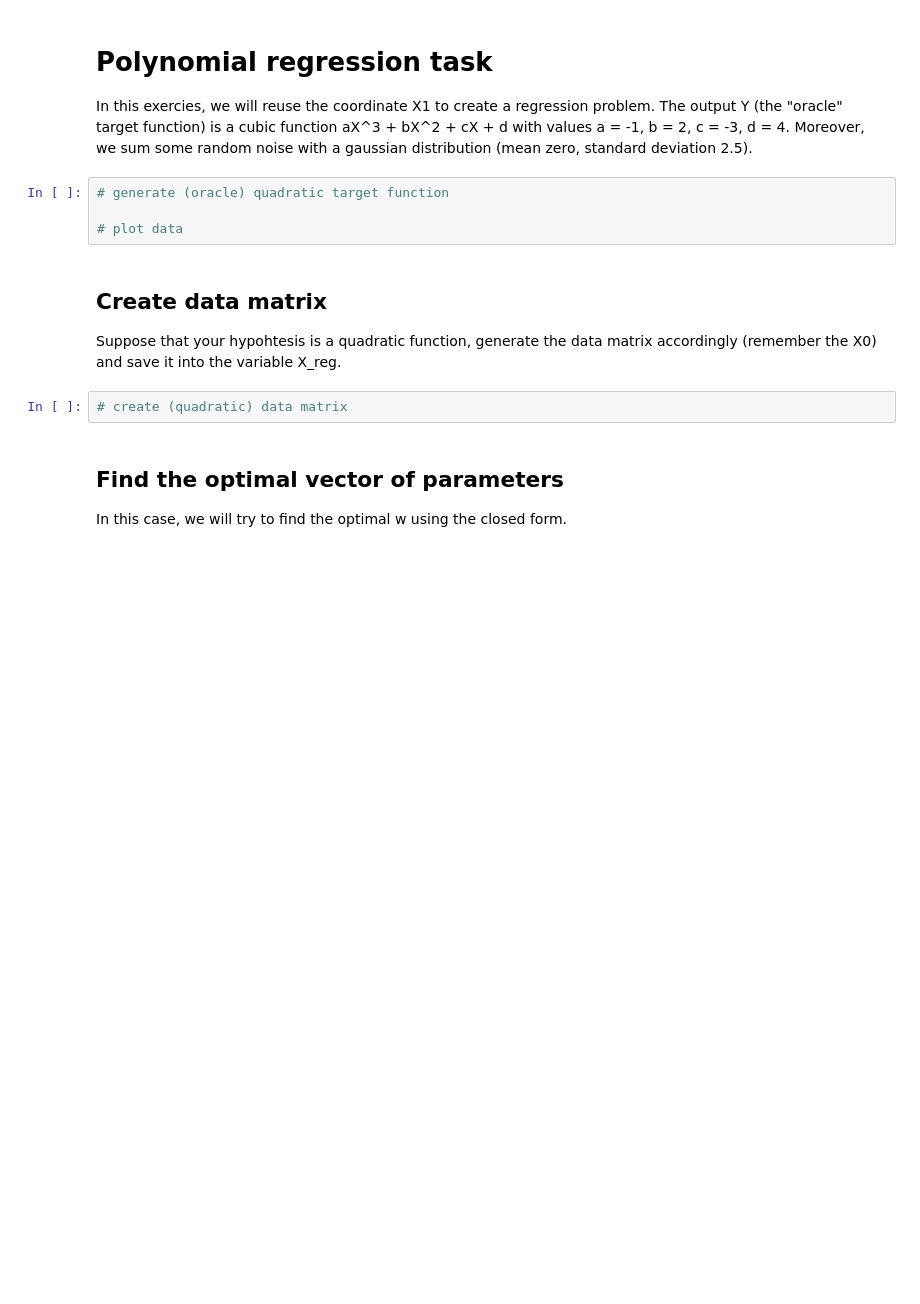
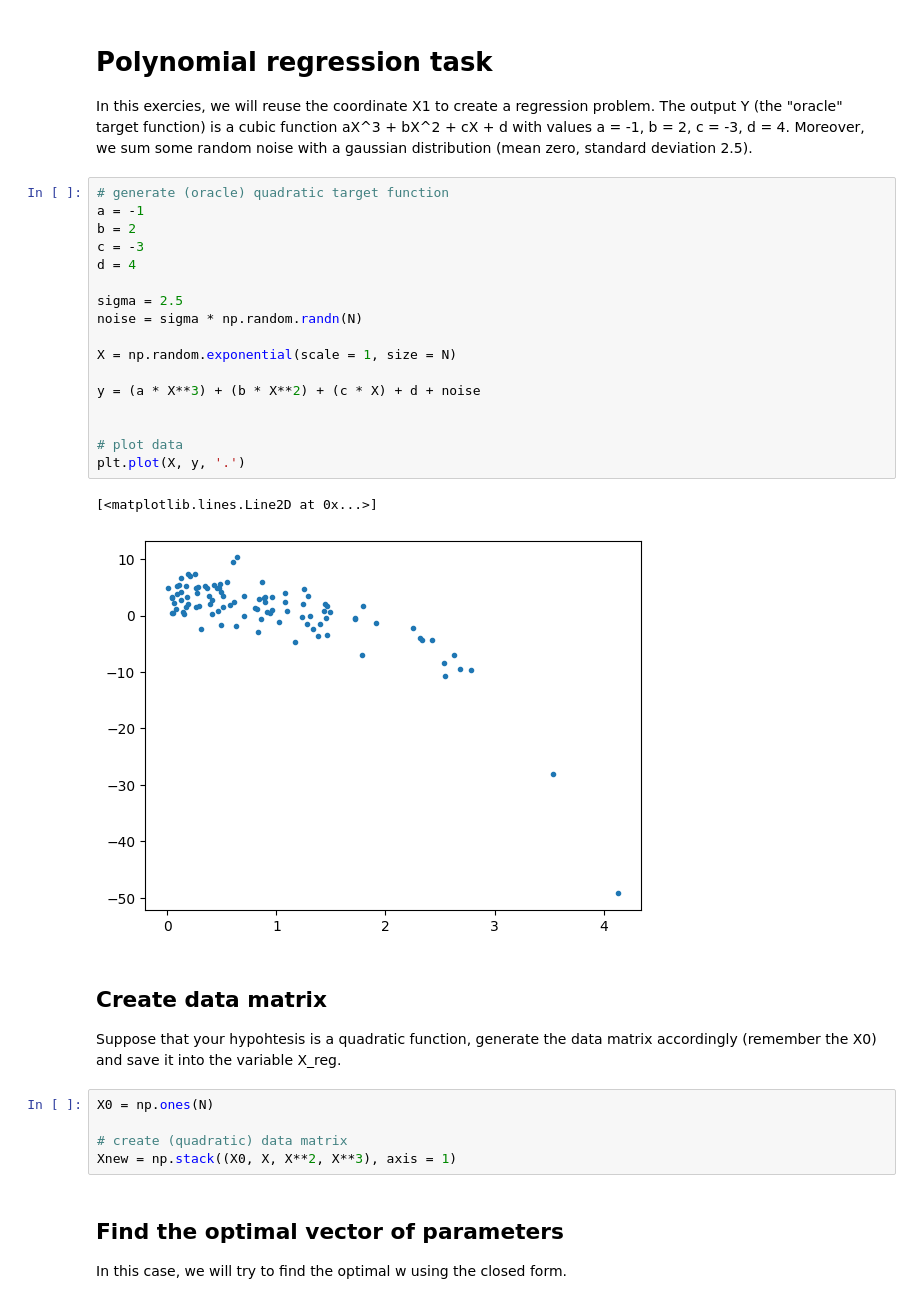
Before and after one commit to imAlessas/machine-learning, a Jupyter notebook: exercises/classification-perceptron.ipynb, the cells around one changed output. Cells and saved outputs as stored; diff of their text form; blank space fills up the shorter version.

```diff
--- a/exercises/classification-perceptron.ipynb
+++ b/exercises/classification-perceptron.ipynb
@@ -176,13 +176,32 @@ plt.plot(range(max_epochs+1), errors_epoch)
 In this exercies, we will reuse the coordinate X1 to create a regression problem. The output Y (the "oracle" target function) is a cubic function aX^3 + bX^2 + cX + d with values a = -1, b = 2, c = -3, d = 4. Moreover, we sum some random noise with a gaussian distribution (mean zero, standard deviation 2.5).
 # %%
 # generate (oracle) quadratic target function
+a = -1
+b = 2
+c = -3
+d = 4
+
+sigma = 2.5
+noise = sigma * np.random.randn(N)
+
+X = np.random.exponential(scale = 1, size = N)
+
+y = (a * X**3) + (b * X**2) + (c * X) + d + noise
+
 
 # plot data
+plt.plot(X, y, '.')
+# %% [output]
+[<matplotlib.lines.Line2D at 0x...>]
+[figure, added]
 # %% [markdown]
 ## Create data matrix
 Suppose that your hypohtesis is a quadratic function, generate the data matrix accordingly (remember the X0) and save it into the variable X_reg.
 # %%
+X0 = np.ones(N)
+
 # create (quadratic) data matrix
+Xnew = np.stack((X0, X, X**2, X**3), axis = 1)
 # %% [markdown]
 ## Find the optimal vector of parameters
 In this case, we will try to find the optimal w using the closed form.
```
Also changed, not shown: parts of 2 cells of this notebook.
